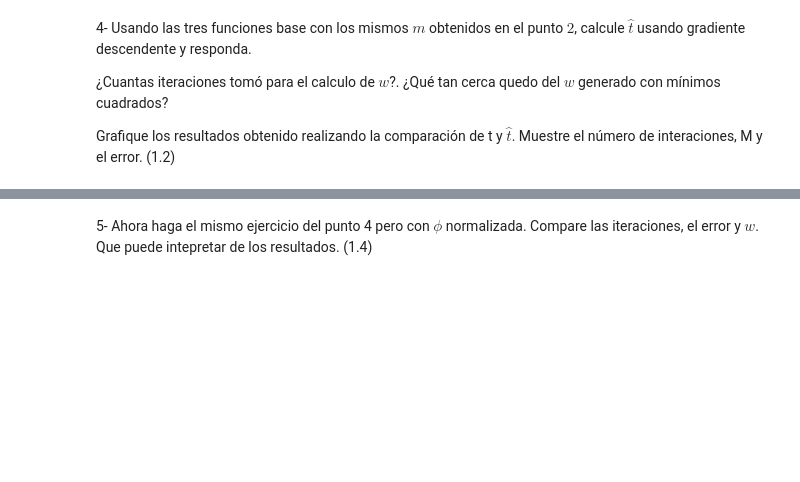
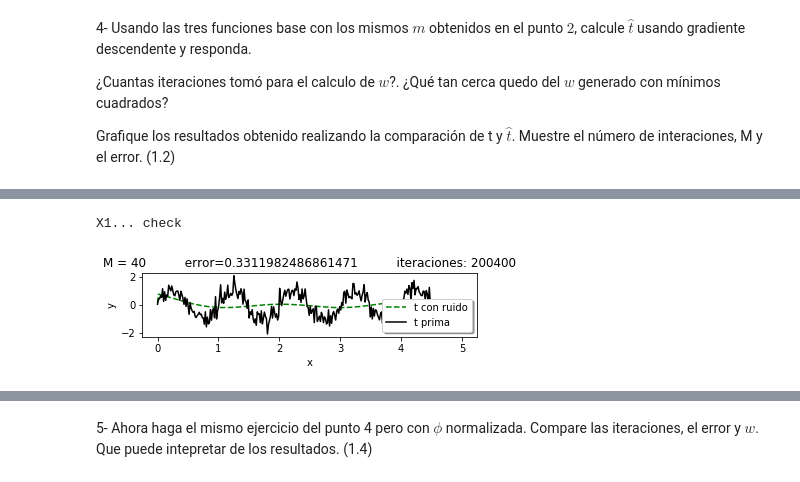
Before and after one commit to crisywini/ia_workspace, a Jupyter notebook: Taller3-Gradiente descendente.ipynb, the cells around one changed output, grey strips where cells are left out. Drawn from its saved outputs; the diff is of its cells as text; code cells hidden in the pictures; blank space fills up the shorter version.

```diff
--- a/Taller3-Gradiente descendente.ipynb
+++ b/Taller3-Gradiente descendente.ipynb
@@ -239,13 +239,16 @@ X... check
 # %%
-w1,tp1,cont1,eO1 = get_w_tp(X1, 40, 0.0888, 200200, 0.0003)
+w1,tp1,cont1,eO1 = get_w_tp(X1, 40, 0.0888, 200400, 0.0002)
 print('X1... check')
 plt.subplot(3,1,2)
 plt.plot(x,tp1,'g--', x, t, 'k')
 plt.title("M = 40          error="+str(eO1) +"          iteraciones: "+str(cont1))
 plt.ylabel('y')
 plt.xlabel('x')
 plt.legend(('t con ruido', 't prima'), loc='lower right', shadow=True)
 
 plt.show()
+# %% [output]
+X1... check
+[figure, added]
 # %%
 
```
Also changed, not shown: parts of 4 cells of this notebook.
